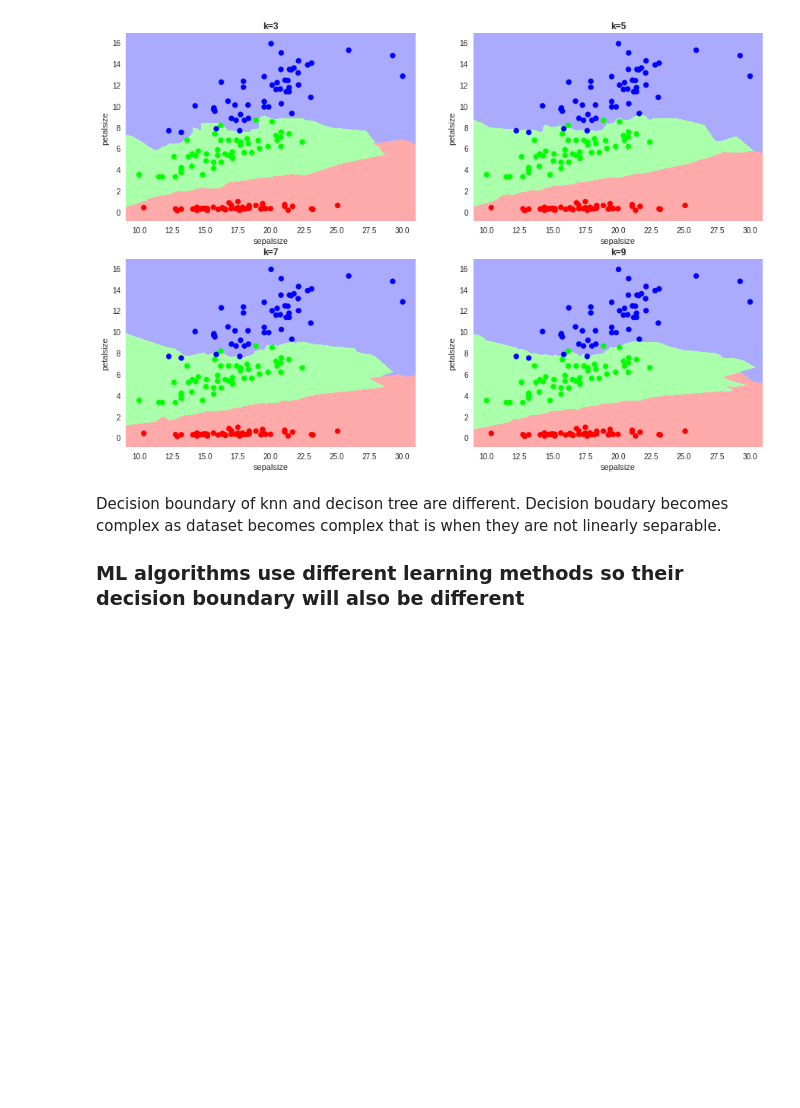
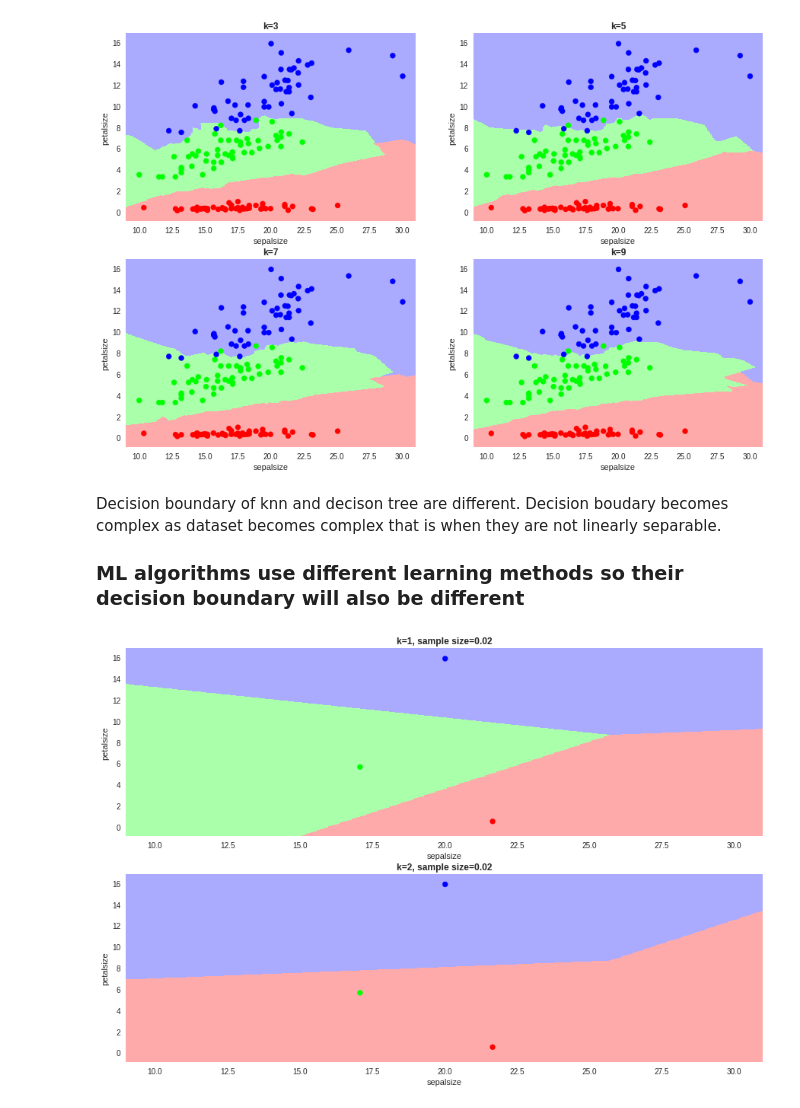
Before and after one commit to holyox/online-sessions, a Jupyter notebook: ml_in.ipynb, the cells around one changed output. Saved outputs shown, nothing was run; the diff lists cells and outputs as text; code cells hidden in the pictures; blank space fills up the shorter version.

```diff
--- a/ml_in.ipynb
+++ b/ml_in.ipynb
@@ -823,3 +823,24 @@ Decision boundary of knn and decison tree are different. Decision boudary become
 
 
 ### ML algorithms use different learning methods so their decision boundary will also be different
+# %%
+from sklearn.model_selection import train_test_split
+fig, axs = plt.subplots(2,1,figsize=(15, 10))
+axs = axs.ravel()
+i=0
+for testsize,k in zip([.02,.02],[1,2]):
+    # we create an instance of Neighbours Classifier and fit the data.
+    clf = neighbors.KNeighborsClassifier(n_neighbors=k)
+    X_train, X_test, y_train, y_test = train_test_split(X, y, test_size=testsize, random_state=42)
+    clf.fit(X_test, y_test)
+    Z = clf.predict(np.c_[xx.ravel(), yy.ravel()])
+    Z = le.transform(Z)
+    Z = Z.reshape(xx.shape)
+    axs[i].set_title("k="+str(k)+", sample size="+str(testsize),fontweight='bold')
+    axs[i].set_xlabel('sepalsize')
+    axs[i].set_ylabel('petalsize')
+    axs[i].pcolormesh(xx, yy,Z, cmap=cmap_light)
+    axs[i].scatter(X_test.iloc[:, 0], X_test.iloc[:, 1], c=le.transform(y_test.flower), cmap=cmap_bold)
+    i=i+1
+# %% [output]
+[figure, added]
```
Also changed, not shown: parts of 6 cells of this notebook, 1 other file.
